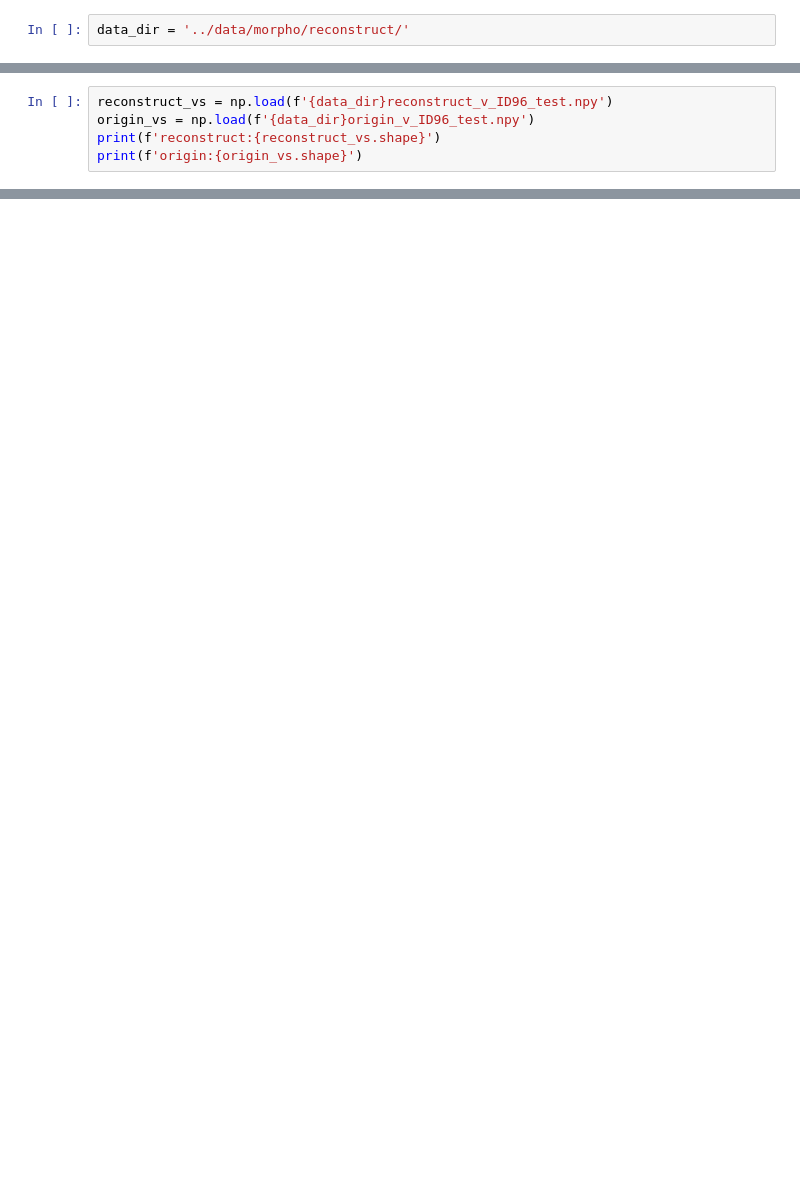
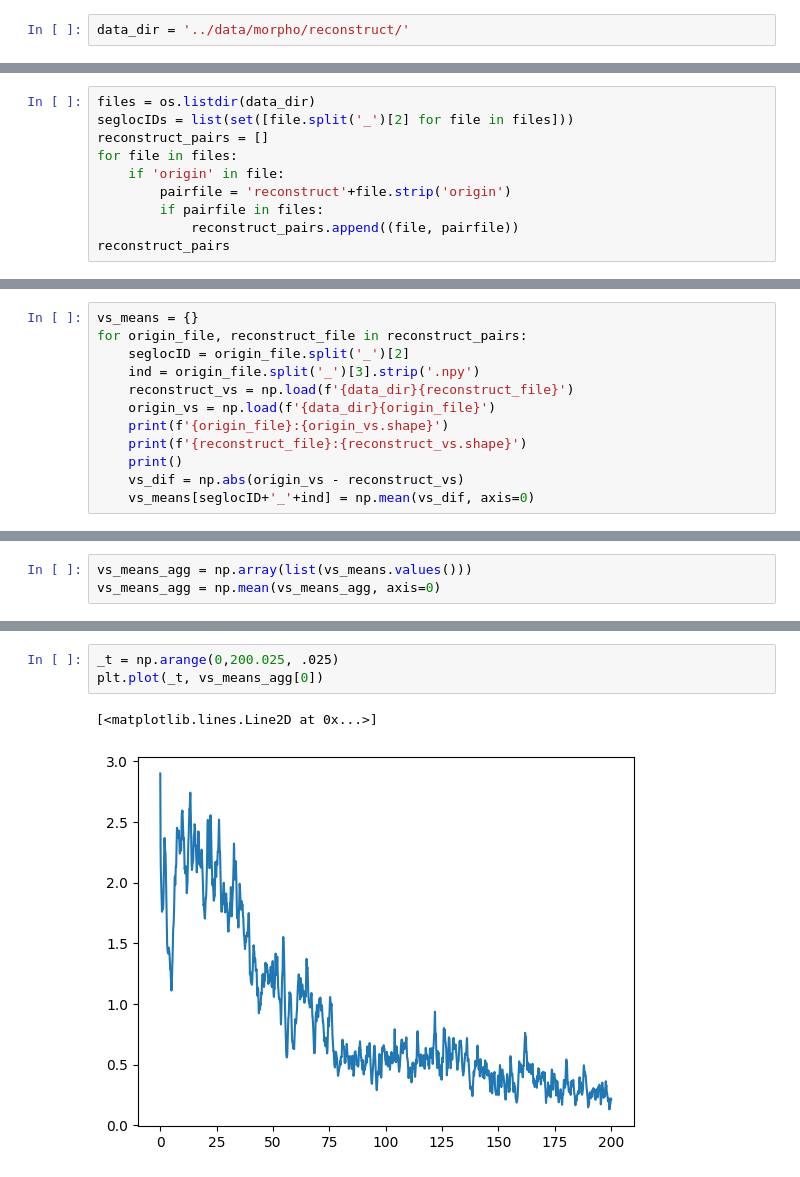
Before and after one commit to ec753/event_based_neuron, a Jupyter notebook: morpho/state_reconstruct_morpho_new.ipynb, the cells around one changed output, grey strips where cells are left out. Cells and saved outputs as stored; diff of their text form; blank space fills up the shorter version.

Commit message:
starting state reconstruct data analysis for morpho

```diff
--- a/morpho/state_reconstruct_morpho_new.ipynb
+++ b/morpho/state_reconstruct_morpho_new.ipynb
@@ -11,5 +10,0 @@ os.listdir(data_dir)
-# %%
-reconstruct_vs = np.load(f'{data_dir}reconstruct_v_ID96_test.npy')
-origin_vs = np.load(f'{data_dir}origin_v_ID96_test.npy')
-print(f'reconstruct:{reconstruct_vs.shape}')
-print(f'origin:{origin_vs.shape}')
@@ -103,0 +48,10 @@ array([-60.35433823, -60.25952814, -60.07008158, -59.98128252,
+# %%
+files = os.listdir(data_dir)
+seglocIDs = list(set([file.split('_')[2] for file in files]))
+reconstruct_pairs = []
+for file in files:
+    if 'origin' in file:
+        pairfile = 'reconstruct'+file.strip('origin')
+        if pairfile in files:
+            reconstruct_pairs.append((file, pairfile))
+reconstruct_pairs
@@ -103,0 +76,12 @@ array([-60.35433823, -60.25952814, -60.07008158, -59.98128252,
+# %%
+vs_means = {}
+for origin_file, reconstruct_file in reconstruct_pairs:
+    seglocID = origin_file.split('_')[2]
+    ind = origin_file.split('_')[3].strip('.npy')
+    reconstruct_vs = np.load(f'{data_dir}{reconstruct_file}')
+    origin_vs = np.load(f'{data_dir}{origin_file}')
+    print(f'{origin_file}:{origin_vs.shape}')
+    print(f'{reconstruct_file}:{reconstruct_vs.shape}')
+    print()
+    vs_dif = np.abs(origin_vs - reconstruct_vs)
+    vs_means[seglocID+'_'+ind] = np.mean(vs_dif, axis=0)
@@ -103,0 +136,3 @@ array([-60.35433823, -60.25952814, -60.07008158, -59.98128252,
+# %%
+vs_means_agg = np.array(list(vs_means.values()))
+vs_means_agg = np.mean(vs_means_agg, axis=0)
@@ -103,0 +176,6 @@ array([-60.35433823, -60.25952814, -60.07008158, -59.98128252,
+# %%
+_t = np.arange(0,200.025, .025)
+plt.plot(_t, vs_means_agg[0])
+# %% [output]
+[<matplotlib.lines.Line2D at 0x...>]
+[figure, added]
```
Also changed, not shown: parts of 19 cells of this notebook, 1 other file.
